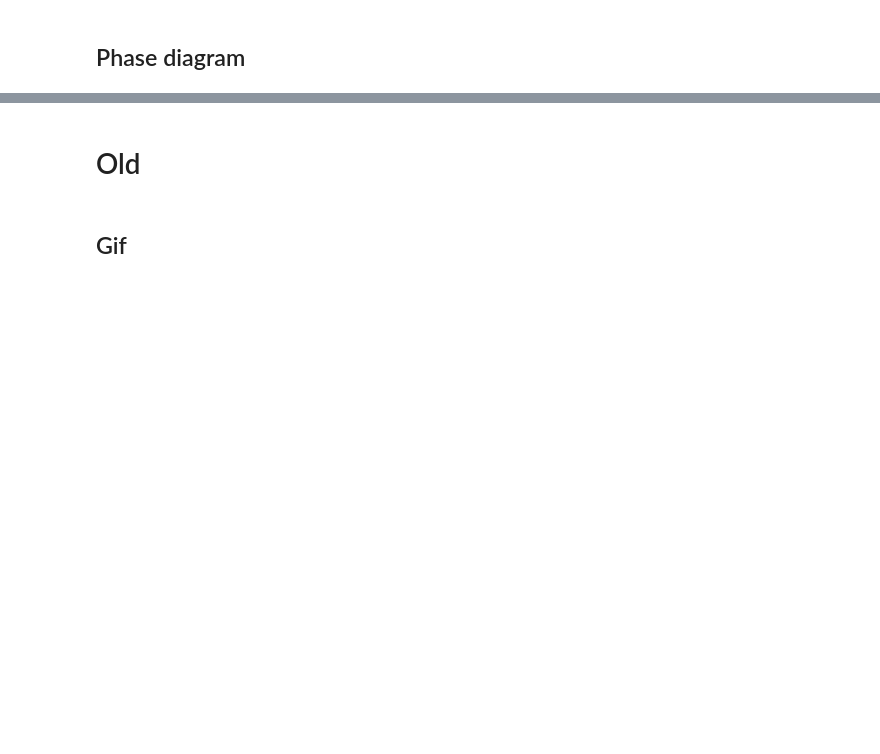
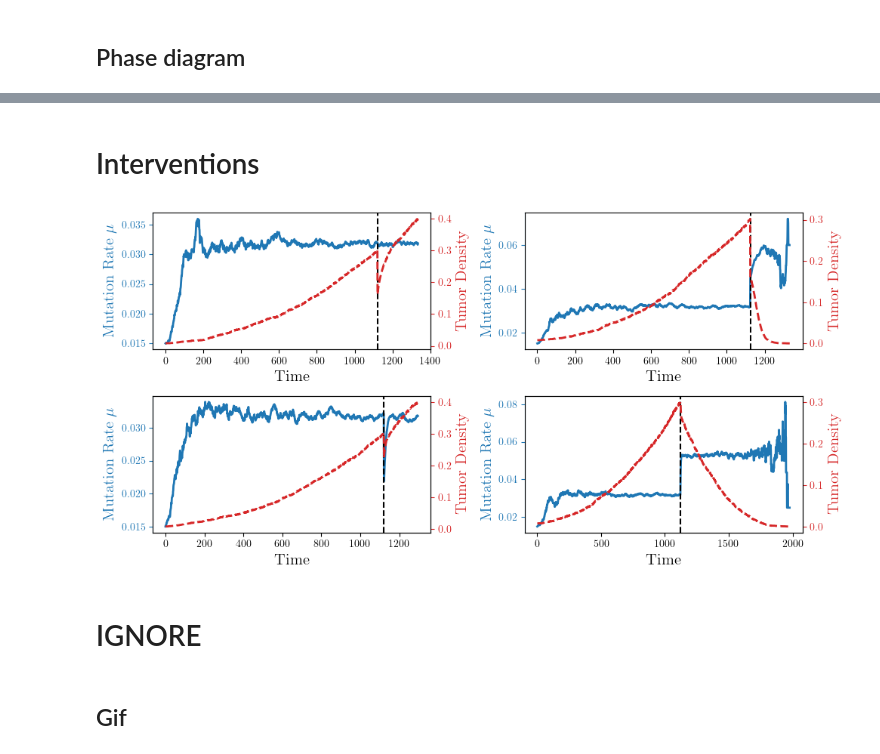
Before and after one commit to francescozambelli/CancerEvo, a Jupyter notebook: analysis.ipynb, the cells around one changed output, grey strips where cells are left out. Cells and saved outputs as stored; diff of their text form; code cells hidden in the pictures; blank space fills up the shorter version.

```diff
--- a/analysis.ipynb
+++ b/analysis.ipynb
@@ -347,3 +315,0 @@ plt.plot(slopes)
-# %%
-for i in range(1):
-    plt.plot(ts_t_1[i][80:-81], running_slope(ts_t_1[i][:],80), lw=0.5, alpha=0.5, color="C0")
@@ -664,5 +756,47 @@ if savefig:
+# %% [markdown]
+# Interventions
+# %%
+int_mu, int_t, int_instant = {}, {}, {}
+for int_type in ["A", "B", "C", "D"]:
+    for metric in ["mu", "t", "timeint"]:
+        data = np.loadtxt(f"../Data/CancerEvo/single/int_{int_type.lower()}_{metric}.txt")
+        if metric == "mu":
+            int_mu[int_type] = data
+        elif metric == "t":
+            int_t[int_type] = data
+        else:
+            int_instant[int_type] = data
+# %%
+fig, ax = plt.subplots(2, 2, figsize=(10, 5))
+ax = ax.flatten()
+
+for i, int_type in enumerate(["A", "B", "C", "D"]):
+
+    # ---- Left axis ----
+    ax[i].plot(int_mu[int_type], color="C0", lw=2)
+    ax[i].set_xlabel("Time", fontsize=15)
+    ax[i].axvline(int_instant[int_type], color="k", ls="--", lw=1.5, label="Intervention Time")
+
+    ax[i].set_ylabel(r"Mutation Rate $\mu$", fontsize=15, color="C0")
+    ax[i].tick_params(axis='y', colors="C0")
+    ax[i].spines["left"].set_color("C0")
+
+    #ax[i].grid(ls="--", lw=1, alpha=0.5)
+
+    # ---- Right axis ----
+    ax2 = ax[i].twinx()
+    ax2.plot(int_t[int_type], color="C3", lw=2, ls="--")
+
+    ax2.set_ylabel("Tumor Density", fontsize=15, color="C3")
+    ax2.tick_params(axis='y', colors="C3")
+    #ax2.spines["right"].set_color("C3")
+# increase space between subplots
+
+plt.tight_layout()
+# %% [output]
+[figure, added]
 # %% [markdown]
-# Old
+# IGNORE
 # %% [markdown]
 ## Gif
 # %%
```
Also changed, not shown: parts of 34 cells of this notebook, 12 other files.
